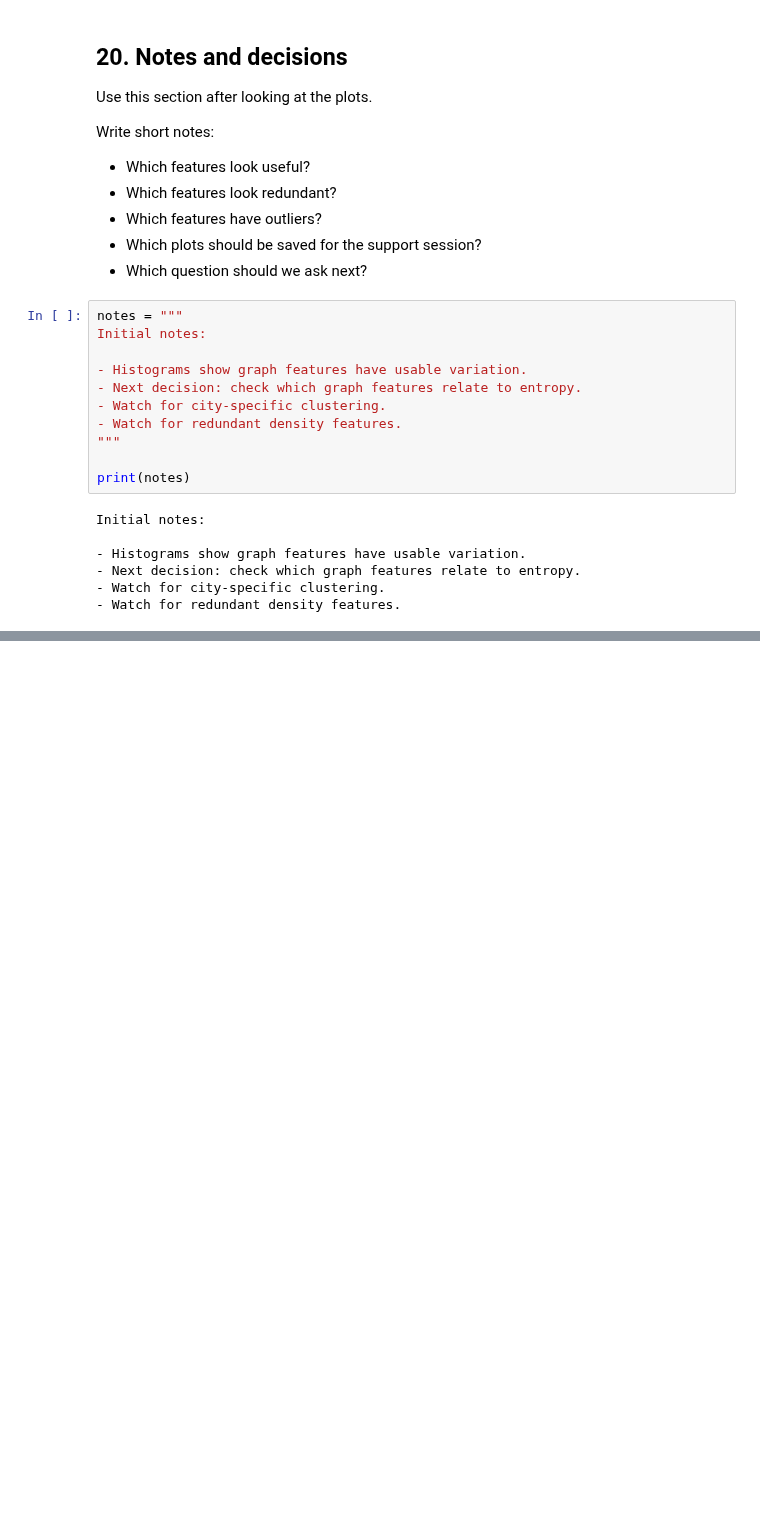
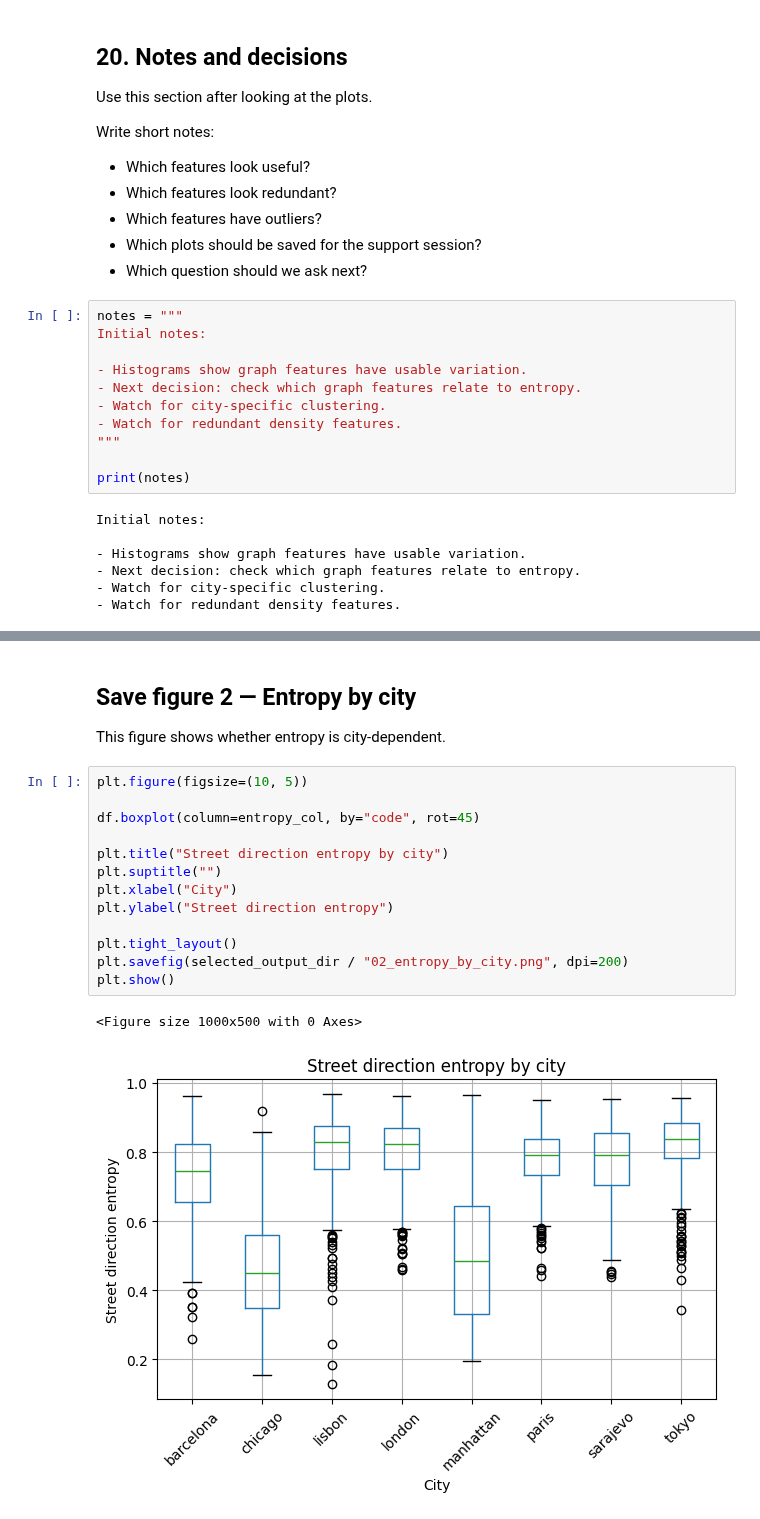
Before and after one commit to evavasileska-svg/Urban-morphology-classification-, a Jupyter notebook: notebooks/09_graph_feature_eda.ipynb, the cells around one changed output, grey strips where cells are left out. Saved outputs shown, nothing was run; the diff lists cells and outputs as text; blank space fills up the shorter version.

```diff
--- a/notebooks/09_graph_feature_eda.ipynb
+++ b/notebooks/09_graph_feature_eda.ipynb
@@ -1175,0 +613,20 @@ Initial notes:
+# %% [markdown]
+## Save figure 2 — Entropy by city
+
+This figure shows whether entropy is city-dependent.
+# %%
+plt.figure(figsize=(10, 5))
+
+df.boxplot(column=entropy_col, by="code", rot=45)
+
+plt.title("Street direction entropy by city")
+plt.suptitle("")
+plt.xlabel("City")
+plt.ylabel("Street direction entropy")
+
+plt.tight_layout()
+plt.savefig(selected_output_dir / "02_entropy_by_city.png", dpi=200)
+plt.show()
+# %% [output]
+<Figure size 1000x500 with 0 Axes>
+[figure, added]
```
Also changed, not shown: parts of 46 cells of this notebook.
